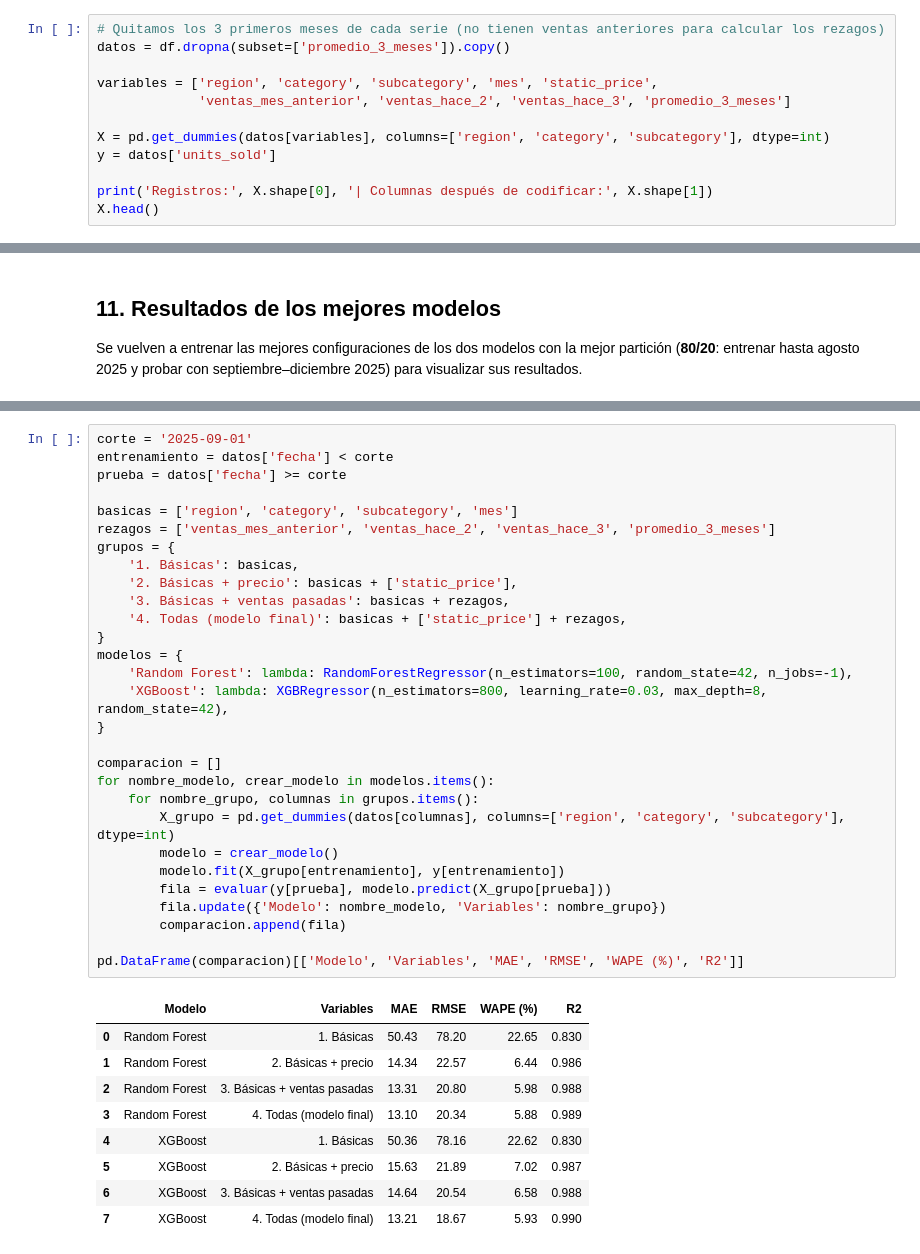
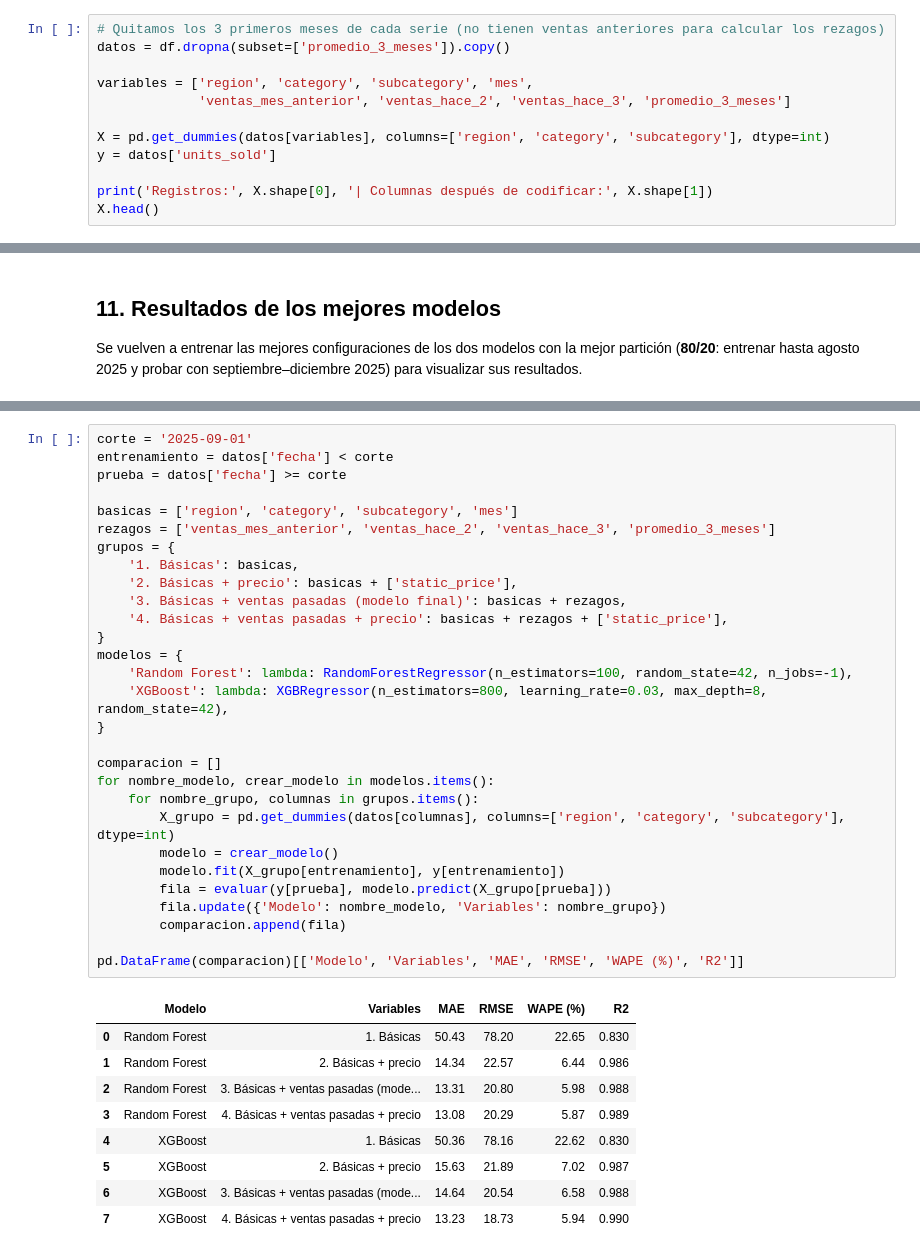
Before and after one commit to patatamanYT/no-entear, a Jupyter notebook: etapa_5_1_codigo/TI3002C_Etapa 5.1_Código ML_6_Jaime Hernández González.ipynb, the cells around one changed output, grey strips where cells are left out. Drawn from its saved outputs; the diff is of its cells as text.

```diff
--- a/etapa_5_1_codigo/TI3002C_Etapa 5.1_Código ML_6_Jaime Hernández González.ipynb
+++ b/etapa_5_1_codigo/TI3002C_Etapa 5.1_Código ML_6_Jaime Hernández González.ipynb
@@ -243,7 +253,7 @@ Los modelos solo entienden números. `region`, `category` y `subcategory` son te
 # Quitamos los 3 primeros meses de cada serie (no tienen ventas anteriores para calcular los rezagos)
 datos = df.dropna(subset=['promedio_3_meses']).copy()
 
-variables = ['region', 'category', 'subcategory', 'mes', 'static_price',
+variables = ['region', 'category', 'subcategory', 'mes',
              'ventas_mes_anterior', 'ventas_hace_2', 'ventas_hace_3', 'promedio_3_meses']
 
 X = pd.get_dummies(datos[variables], columns=['region', 'category', 'subcategory'], dtype=int)
@@ -575,40 +585,40 @@ Para medir qué tanto ayudó la preparación de los datos, se entrenan los dos m
 corte = '2025-09-01'
 entrenamiento = datos['fecha'] < corte
 prueba = datos['fecha'] >= corte
 
 basicas = ['region', 'category', 'subcategory', 'mes']
 rezagos = ['ventas_mes_anterior', 'ventas_hace_2', 'ventas_hace_3', 'promedio_3_meses']
 grupos = {
     '1. Básicas': basicas,
     '2. Básicas + precio': basicas + ['static_price'],
-    '3. Básicas + ventas pasadas': basicas + rezagos,
-    '4. Todas (modelo final)': basicas + ['static_price'] + rezagos,
+    '3. Básicas + ventas pasadas (modelo final)': basicas + rezagos,
+    '4. Básicas + ventas pasadas + precio': basicas + rezagos + ['static_price'],
 }
 modelos = {
     'Random Forest': lambda: RandomForestRegressor(n_estimators=100, random_state=42, n_jobs=-1),
     'XGBoost': lambda: XGBRegressor(n_estimators=800, learning_rate=0.03, max_depth=8, random_state=42),
 }
 
 comparacion = []
 for nombre_modelo, crear_modelo in modelos.items():
     for nombre_grupo, columnas in grupos.items():
         X_grupo = pd.get_dummies(datos[columnas], columns=['region', 'category', 'subcategory'], dtype=int)
         modelo = crear_modelo()
         modelo.fit(X_grupo[entrenamiento], y[entrenamiento])
         fila = evaluar(y[prueba], modelo.predict(X_grupo[prueba]))
         fila.update({'Modelo': nombre_modelo, 'Variables': nombre_grupo})
         comparacion.append(fila)
 
 pd.DataFrame(comparacion)[['Modelo', 'Variables', 'MAE', 'RMSE', 'WAPE (%)', 'R2']]
 # %% [output]
 |  | Modelo | Variables | MAE | RMSE | WAPE (%) | R2 |
 | 0 | Random Forest | 1. Básicas | 50.43 | 78.20 | 22.65 | 0.830 |
 | 1 | Random Forest | 2. Básicas + precio | 14.34 | 22.57 | 6.44 | 0.986 |
-| 2 | Random Forest | 3. Básicas + ventas pasadas | 13.31 | 20.80 | 5.98 | 0.988 |
-| 3 | Random Forest | 4. Todas (modelo final) | 13.10 | 20.34 | 5.88 | 0.989 |
+| 2 | Random Forest | 3. Básicas + ventas pasadas (mode... | 13.31 | 20.80 | 5.98 | 0.988 |
+| 3 | Random Forest | 4. Básicas + ventas pasadas + precio | 13.08 | 20.29 | 5.87 | 0.989 |
 | 4 | XGBoost | 1. Básicas | 50.36 | 78.16 | 22.62 | 0.830 |
 | 5 | XGBoost | 2. Básicas + precio | 15.63 | 21.89 | 7.02 | 0.987 |
-| 6 | XGBoost | 3. Básicas + ventas pasadas | 14.64 | 20.54 | 6.58 | 0.988 |
-| 7 | XGBoost | 4. Todas (modelo final) | 13.21 | 18.67 | 5.93 | 0.990 |
+| 6 | XGBoost | 3. Básicas + ventas pasadas (mode... | 14.64 | 20.54 | 6.58 | 0.988 |
+| 7 | XGBoost | 4. Básicas + ventas pasadas + precio | 13.23 | 18.73 | 5.94 | 0.990 |
 # %% [markdown]
 **Interpretación:**
```
Also changed, not shown: parts of 19 cells of this notebook, 2 other files.
